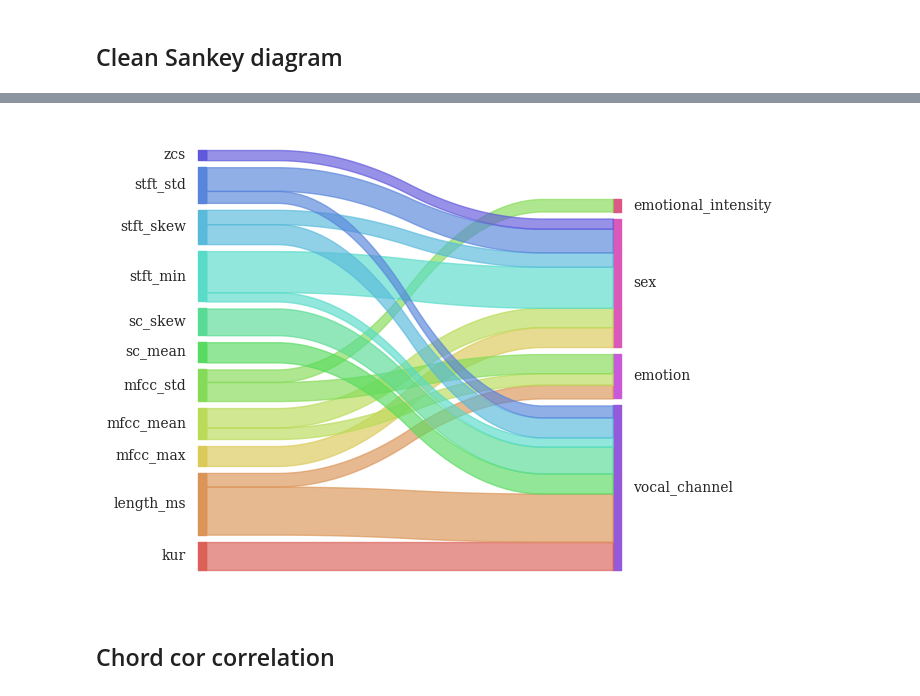
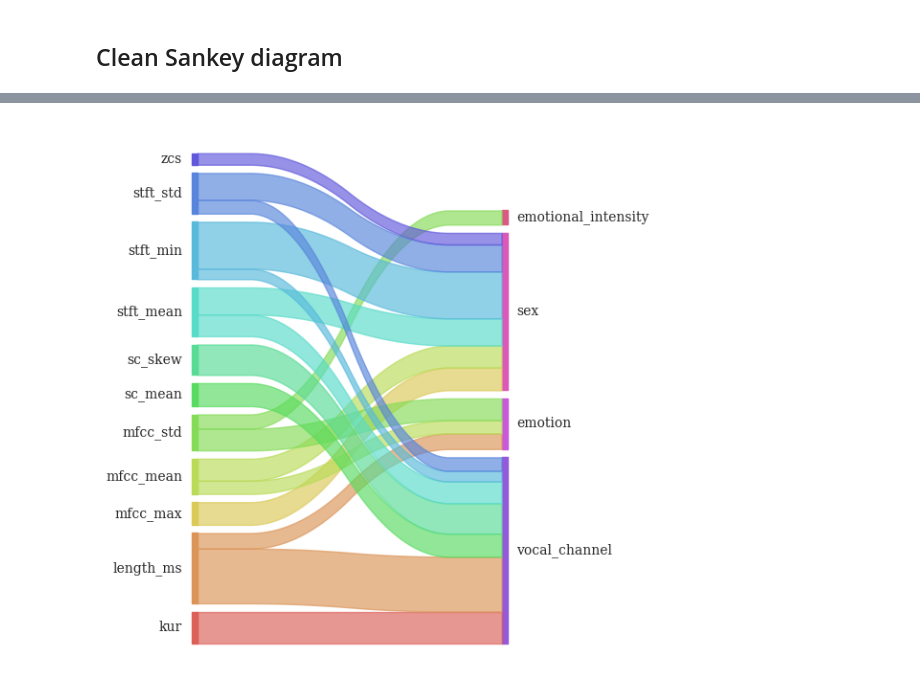
Before and after one commit to djanloo/dynamiting, a Jupyter notebook: UNDERSTANDING/data_understanding.ipynb, the cells around one changed output, grey strips where cells are left out. Cells and saved outputs as stored; diff of their text form; code cells hidden in the pictures.

```diff
--- a/UNDERSTANDING/data_understanding.ipynb
+++ b/UNDERSTANDING/data_understanding.ipynb
@@ -1351,0 +1164,15 @@ plt.savefig("images/emotion_conditional.pdf")
+# %%
+from sklearn.metrics import adjusted_mutual_info_score as ami
+V = np.zeros((len(categorical_features), len(quantitative_features)))
+ami_df = pd.DataFrame(columns=["numeric", "category", "ami"])
+
+for i,row in enumerate(categorical_features):
+  for j,col in enumerate(quantitative_features):
+
+    # Filter NaNs
+    filter = np.logical_not((all_cat[row].isna())|(all_cat[col].isna()))
+    ush = all_cat.loc[filter]
+    V[i,j] = ami(ush[row],ush[col])# cramers_V(all_cat[row], all_cat[col])
+
+    record = pd.DataFrame(dict(numeric=col, category=row, ami=V[i,j]), index=[0])
+    ami_df = pd.concat([ami_df, record], ignore_index=True)
@@ -1352,10 +1196,12 @@ plt.savefig("images/emotion_conditional.pdf")
+# %%
+df.kur = np.log(df.kur)
 # %% [markdown]
 ### Saving the clean dataset
 # %% [markdown]
 Better to fill remaining Nan values to `not available` (`N/A`)
 # %%
 clean_categorical = df[categorical_features].fillna(value="GNAA")
-clean_quantitative = df[quantitative_features].drop(columns=[ "std", "mfcc_min", "intensity", "log_amp_pp", "stft_mean"])
+clean_quantitative = df[quantitative_features]#.drop(columns=[ "std", "mfcc_min", "intensity", "log_amp_pp", "stft_mean"])
 
 display(clean_categorical)
 display(clean_quantitative)
@@ -1398,0 +1284,12 @@ except KeyError as e:
+# %%
+drop_labels = np.where( anomalies[anomalies.threshold==0.02].reset_index().n_feat > 4 )[0]
+print(len(drop_labels))
+try:
+    cutted_df = df.drop(labels=drop_labels)
+except KeyError as e:
+    print(e)
+print(len(cutted_df))
+
+clean_categorical = cutted_df[categorical_features].fillna(value="GNAA").reset_index().drop(columns=["index"])
+clean_quantitative = cutted_df[quantitative_features].reset_index().drop(columns=["index"])
+display(clean_quantitative)
@@ -1483,13 +1391,11 @@ display(th_ami_df)
 # %%
 from pySankey.sankey import sankey
 
-
 sankey(
     left=th_ami_df["num"], right=th_ami_df["cat"], rightWeight=th_ami_df["ami"], leftWeight=th_ami_df["ami"],
-    aspect=20, fontsize=10
+    aspect=10, fontsize=10,
 )
+plt.tight_layout()
 plt.savefig("images/sankey_ami.pdf")
 # %% [output]
-[figure, old version]
+[figure, new version]
-# %% [markdown]
-## Chord cor correlation
```
Also changed, not shown: parts of 51 cells of this notebook, 40 other files.
